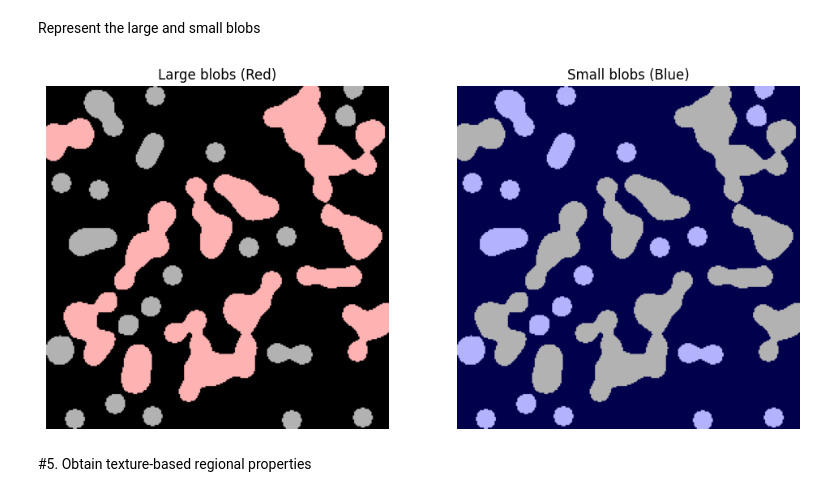
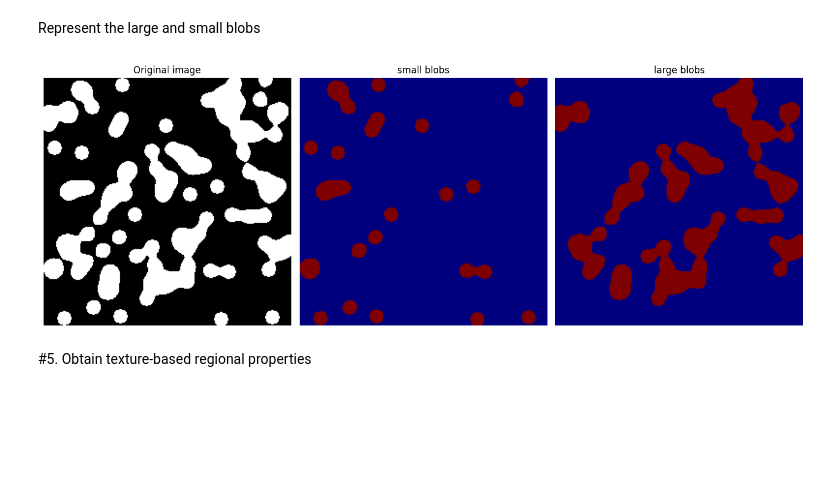
Before and after one commit to Mahsa-Goudarzi/ComputerVision, a Jupyter notebook: M3_Image Classification/Exercise4.ipynb, the cells around one changed output. Saved outputs shown, nothing was run; the diff lists cells and outputs as text; code cells hidden in the pictures; blank space fills up the shorter version.

```diff
--- a/M3_Image Classification/Exercise4.ipynb
+++ b/M3_Image Classification/Exercise4.ipynb
@@ -132,0 +105,7 @@ there are 11 blobs with an area larger or equal the mean area 614.40625
+# %%
+mean_blobs_area = df_features['area'].mean()
+df_large_blobs = df_features.loc[df_features['area']>=mean_blobs_area]
+df_small_blobs = df_features.loc[df_features['area']<mean_blobs_area]
+
+N_large = df_large_blobs.shape[0]
+print('there are {} blobs with an area larger or equal the mean area {}'.format(N_large,mean_blobs_area))
@@ -145,8 +121,10 @@ there are 21 blobs with an area larger or equal the mean area 614.40625
 # %% [markdown]
 find the labels of small and large blobs
 # %%
-print(f"labels of small blobs: {blobs_below_avg['label'].to_numpy()}")
-print(f"labels of large blobs: {blobs_above_avg['label'].to_numpy()}")
+labels_small = df_small_blobs['label'].values
+print('labels of small blobs: {}'.format(labels_small))
+labels_large = df_large_blobs['label'].values
+print('labels of large blobs: {}'.format(labels_large))
 # %% [output]
 labels of small blobs: [ 1  3  4  5  7  8  9 12 15 16 17 18 22 24 25 26 28 29 30 31 32]
 labels of large blobs: [ 2  6 10 11 13 14 19 20 21 23 27]
@@ -156,38 +134,28 @@ Create a binary mask with the large and small blobs
 import numpy as np
 
 # Create binary masks (same shape as label_image)
-mask_large = np.isin(label_image, blobs_above_avg)
-mask_small = np.isin(label_image, blobs_below_avg)
-
-# convert to uint8 (0 and 1)
-mask_large = mask_large.astype(np.uint8)
-mask_small = mask_small.astype(np.uint8)
+mask_small_blobs = np.isin(label_image,labels_small)
+mask_large_blobs = np.isin(label_image,labels_large)
 # %% [markdown]
 Represent the large and small blobs
-# %%
-from skimage.color import label2rgb
-import matplotlib.pyplot as plt
-
-# Overlay large blobs in red on the grayscale image
-image_large = label2rgb(mask_large, image=image, bg_label=0, colors=['red'])
-
-# Overlay small blobs in blue on the grayscale image
-image_small = label2rgb(mask_small, image=image, bg_label=0, colors=['blue'])
-
-# Display side by side
-fig, ax = plt.subplots(1, 2, figsize=(12, 6))
-
-ax[0].imshow(image_large)
-ax[0].set_title('Large blobs (Red)')
-ax[0].axis('off')
-
-ax[1].imshow(image_small)
-ax[1].set_title('Small blobs (Blue)')
-ax[1].axis('off')
-
-plt.show()
-# %% [output]
-[figure, removed]
+# %%
+# Get some figures:
+fig, axes = plt.subplots(1,3,figsize=(14, 9))
+ax = axes.ravel()
+ax[0].imshow(image,cmap=plt.cm.gray)
+ax[0].set_title('Original image')
+ax[1].imshow(mask_small_blobs,cmap=plt.cm.jet)
+ax[1].set_title('small blobs') # set figure title
+ax[2].imshow(mask_large_blobs,cmap=plt.cm.jet)
+ax[2].set_title('large blobs')
+
+ax[0].set_axis_off()
+ax[1].set_axis_off()
+ax[2].set_axis_off()
+plt.tight_layout()
+plt.show()
+# %% [output]
+[figure, added]
 # %% [markdown]
 #5. Obtain texture-based regional properties
 # %% [markdown]
```
Also changed, not shown: parts of 7 cells of this notebook.
